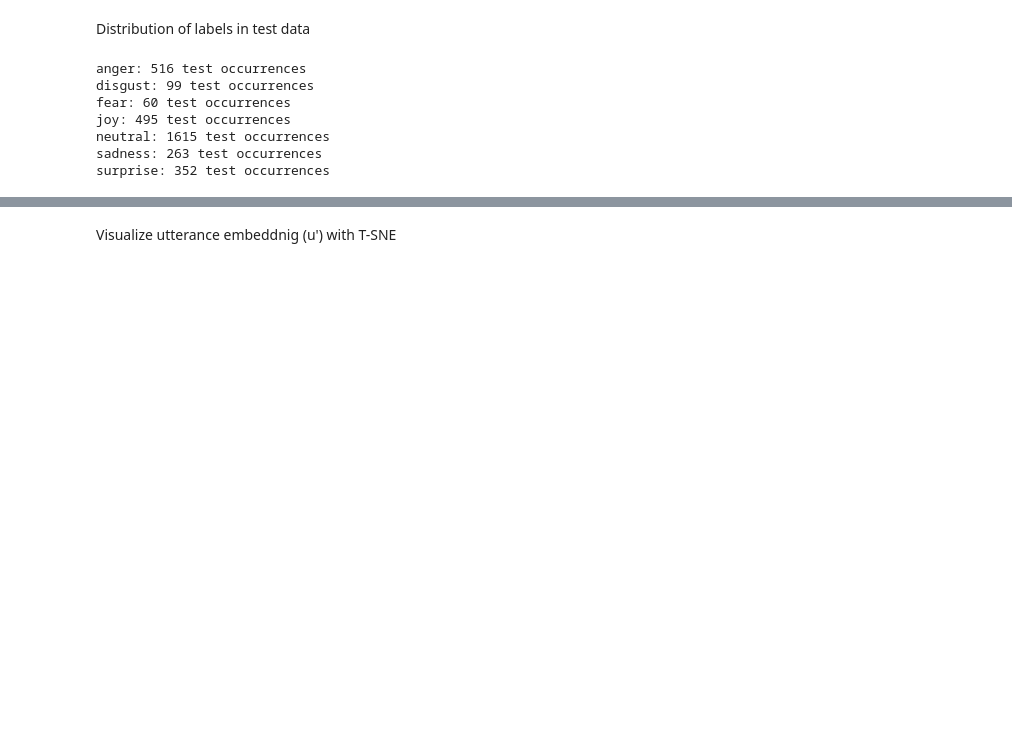
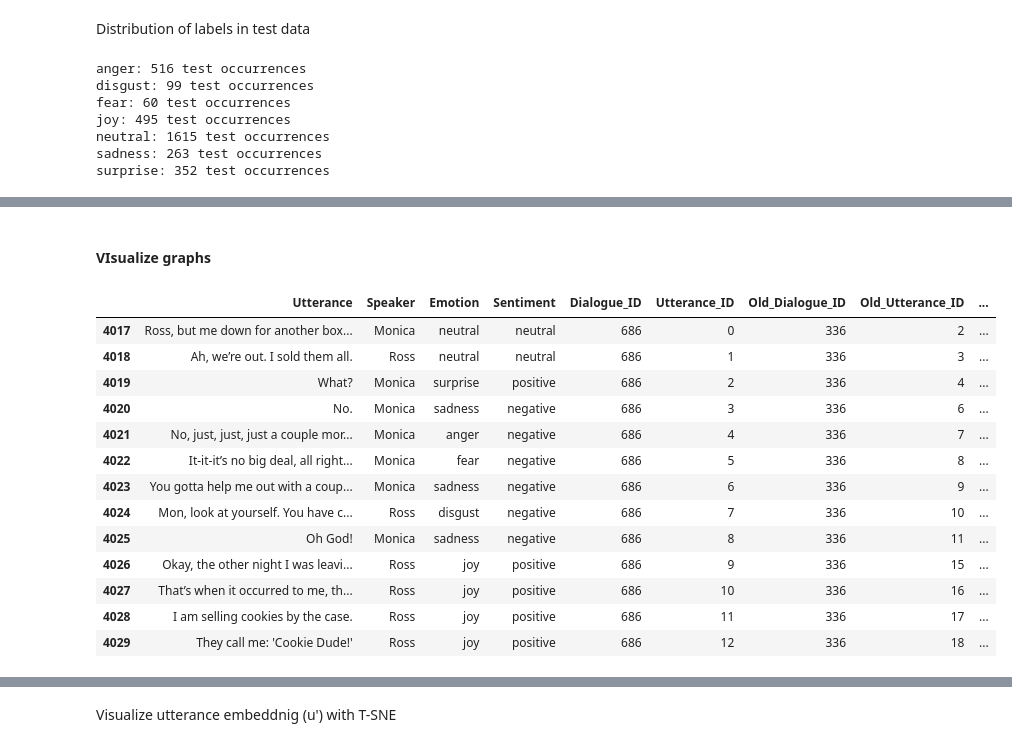
Before and after one commit to ELIJDAYO/ER_GAT, a Jupyter notebook: BERT_contextEncoder.ipynb, the cells around one changed output, grey strips where cells are left out. Cells and saved outputs as stored; diff of their text form; code cells hidden in the pictures; blank space fills up the shorter version.

```diff
--- a/BERT_contextEncoder.ipynb
+++ b/BERT_contextEncoder.ipynb
@@ -871,0 +902,2 @@ if key:
+# %% [markdown]
+#### VIsualize graphs
@@ -871,0 +908,17 @@ if key:
+# %%
+X_train[4017:4030]
+# %% [output]
+|  | Utterance | Speaker | Emotion | Sentiment | Dialogue_ID | Utterance_ID | Old_Dialogue_ID | Old_Utterance_ID | ... |
+| 4017 | Ross, but me down for another box... | Monica | neutral | neutral | 686 | 0 | 336 | 2 | ... |
+| 4018 | Ah, we’re out. I sold them all. | Ross | neutral | neutral | 686 | 1 | 336 | 3 | ... |
+| 4019 | What? | Monica | surprise | positive | 686 | 2 | 336 | 4 | ... |
+| 4020 | No. | Monica | sadness | negative | 686 | 3 | 336 | 6 | ... |
+| 4021 | No, just, just, just a couple mor... | Monica | anger | negative | 686 | 4 | 336 | 7 | ... |
+| 4022 | It-it-it’s no big deal, all right... | Monica | fear | negative | 686 | 5 | 336 | 8 | ... |
+| 4023 | You gotta help me out with a coup... | Monica | sadness | negative | 686 | 6 | 336 | 9 | ... |
+| 4024 | Mon, look at yourself. You have c... | Ross | disgust | negative | 686 | 7 | 336 | 10 | ... |
+| 4025 | Oh God! | Monica | sadness | negative | 686 | 8 | 336 | 11 | ... |
+| 4026 | Okay, the other night I was leavi... | Ross | joy | positive | 686 | 9 | 336 | 15 | ... |
+| 4027 | That’s when it occurred to me, th... | Ross | joy | positive | 686 | 10 | 336 | 16 | ... |
+| 4028 | I am selling cookies by the case. | Ross | joy | positive | 686 | 11 | 336 | 17 | ... |
+| 4029 | They call me: 'Cookie Dude!' | Ross | joy | positive | 686 | 12 | 336 | 18 | ... |
```
Also changed, not shown: parts of 19 cells of this notebook, 11 other files.
